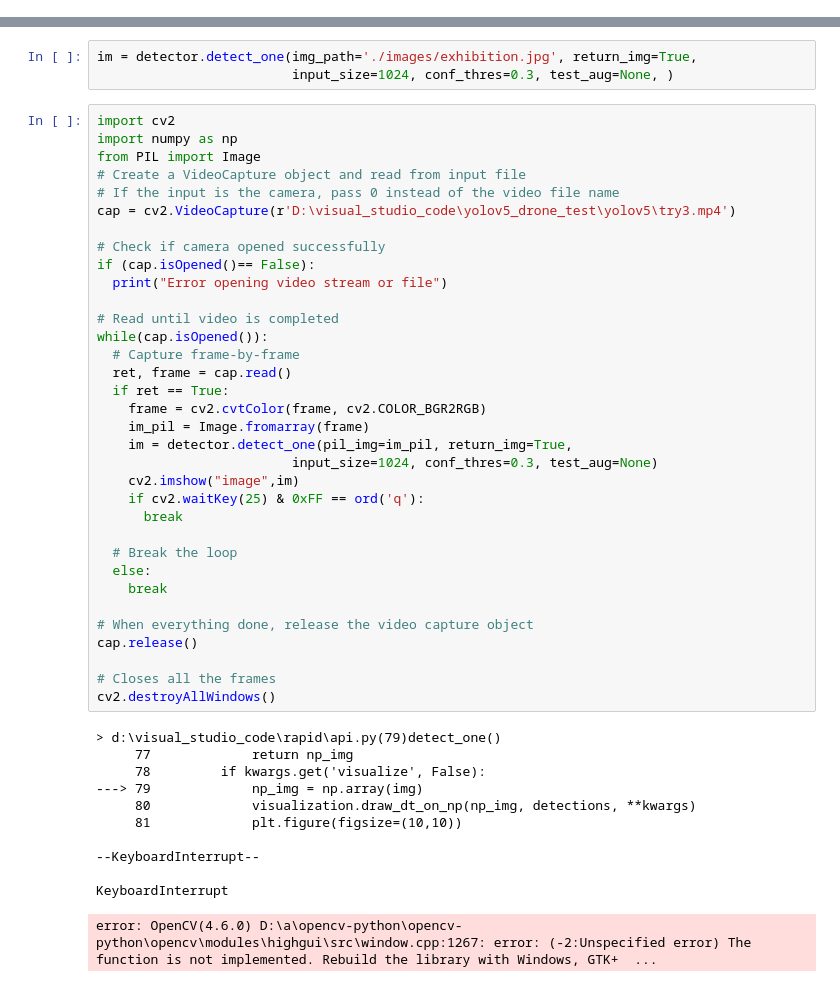
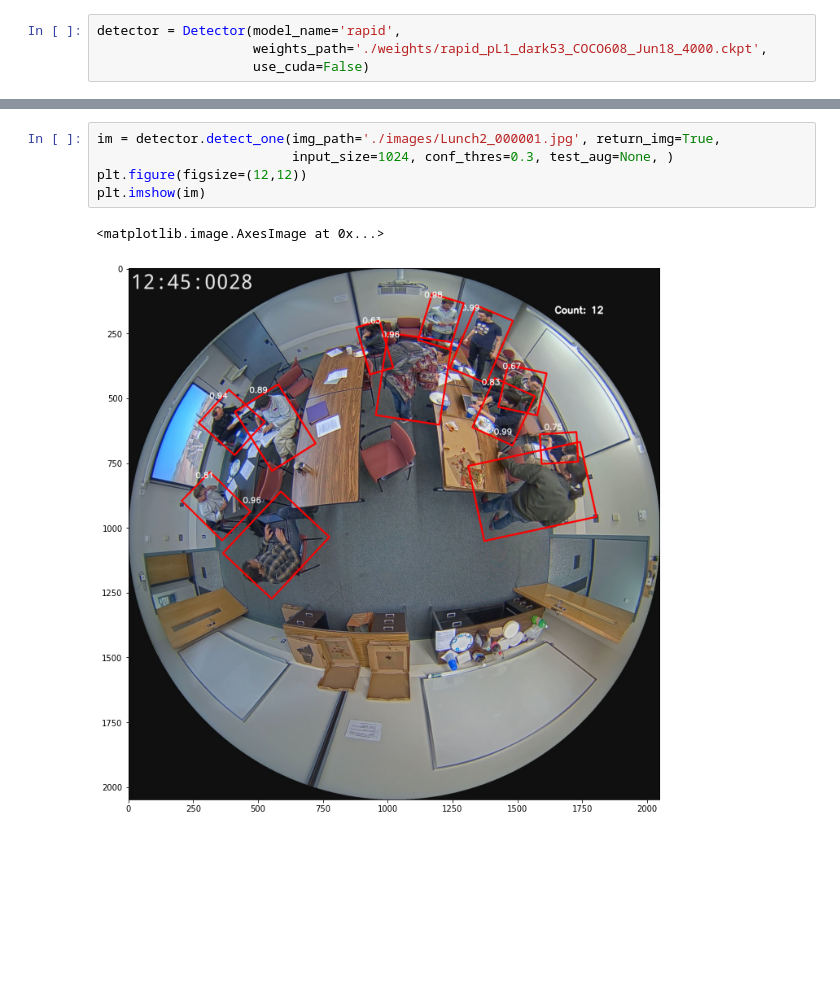
Before and after one commit to kzchua1998/Rotation-Aware-Overhead-Human-Detection-in-Fisheye-Images, a Jupyter notebook: demo.ipynb, the cells around one changed output, grey strips where cells are left out. Cells and saved outputs as stored; diff of their text form; blank space fills up the shorter version.

```diff
--- a/demo.ipynb
+++ b/demo.ipynb
@@ -38,0 +5,4 @@ Using CPU instead of CUDA...
+# %%
+detector = Detector(model_name='rapid',
+                    weights_path='./weights/rapid_pL1_dark53_COCO608_Jun18_4000.ckpt',
+                    use_cuda=False)
@@ -39,49 +16,8 @@ Using CPU instead of CUDA...
 # %%
-im = detector.detect_one(img_path='./images/exhibition.jpg', return_img=True,
+im = detector.detect_one(img_path='./images/Lunch2_000001.jpg', return_img=True,
                          input_size=1024, conf_thres=0.3, test_aug=None, )
+plt.figure(figsize=(12,12))
+plt.imshow(im)
+# %% [output]
+<matplotlib.image.AxesImage at 0x...>
+[figure, added]
-# %%
-import cv2
-import numpy as np
-from PIL import Image
-# Create a VideoCapture object and read from input file
-# If the input is the camera, pass 0 instead of the video file name
-cap = cv2.VideoCapture(r'D:\visual_studio_code\yolov5_drone_test\yolov5\try3.mp4')
-
-# Check if camera opened successfully
-if (cap.isOpened()== False):
-  print("Error opening video stream or file")
-
-# Read until video is completed
-while(cap.isOpened()):
-  # Capture frame-by-frame
-  ret, frame = cap.read()
-  if ret == True:
-    frame = cv2.cvtColor(frame, cv2.COLOR_BGR2RGB)
-    im_pil = Image.fromarray(frame)
-    im = detector.detect_one(pil_img=im_pil, return_img=True,
-                         input_size=1024, conf_thres=0.3, test_aug=None)
-    cv2.imshow("image",im)
-    if cv2.waitKey(25) & 0xFF == ord('q'):
-      break
-
-  # Break the loop
-  else:
-    break
-
-# When everything done, release the video capture object
-cap.release()
-
-# Closes all the frames
-cv2.destroyAllWindows()
-# %% [output]
-> d:\visual_studio_code\rapid\api.py(79)detect_one()
-     77             return np_img
-     78         if kwargs.get('visualize', False):
----> 79             np_img = np.array(img)
-     80             visualization.draw_dt_on_np(np_img, detections, **kwargs)
-     81             plt.figure(figsize=(10,10))
-
---KeyboardInterrupt--
-
-KeyboardInterrupt
-error: OpenCV(4.6.0) D:\a\opencv-python\opencv-python\opencv\modules\highgui\src\window.cpp:1267: error: (-2:Unspecified error) The function is not implemented. Rebuild the library with Windows, GTK+  ...
```
Also changed, not shown: parts of 5 cells of this notebook, 3 other files.
